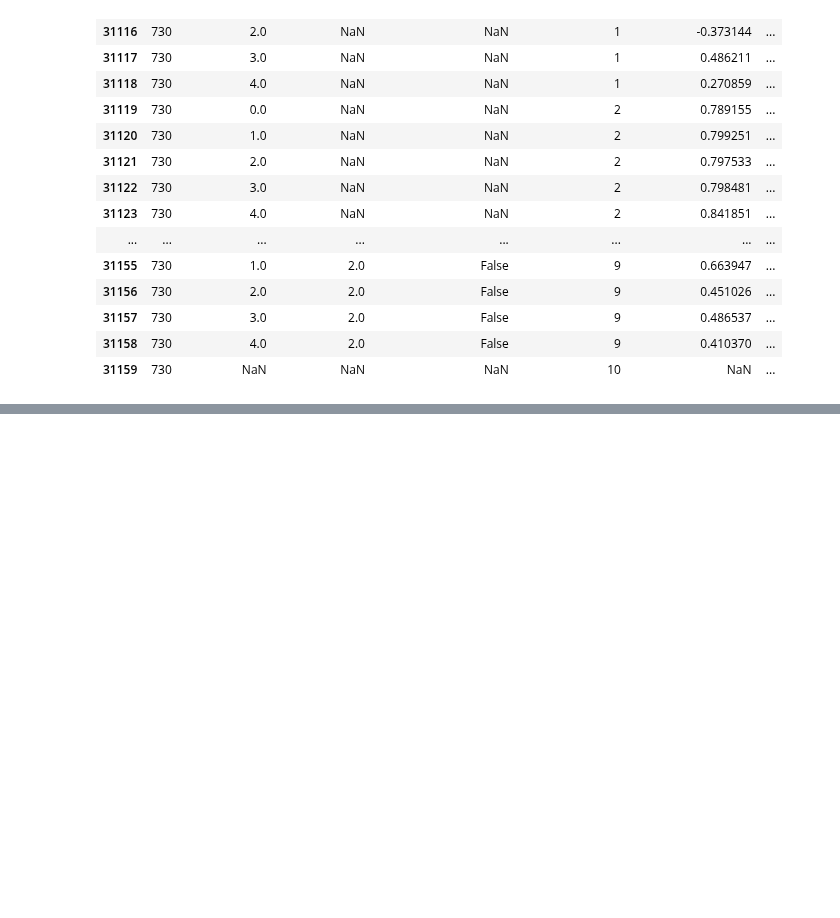
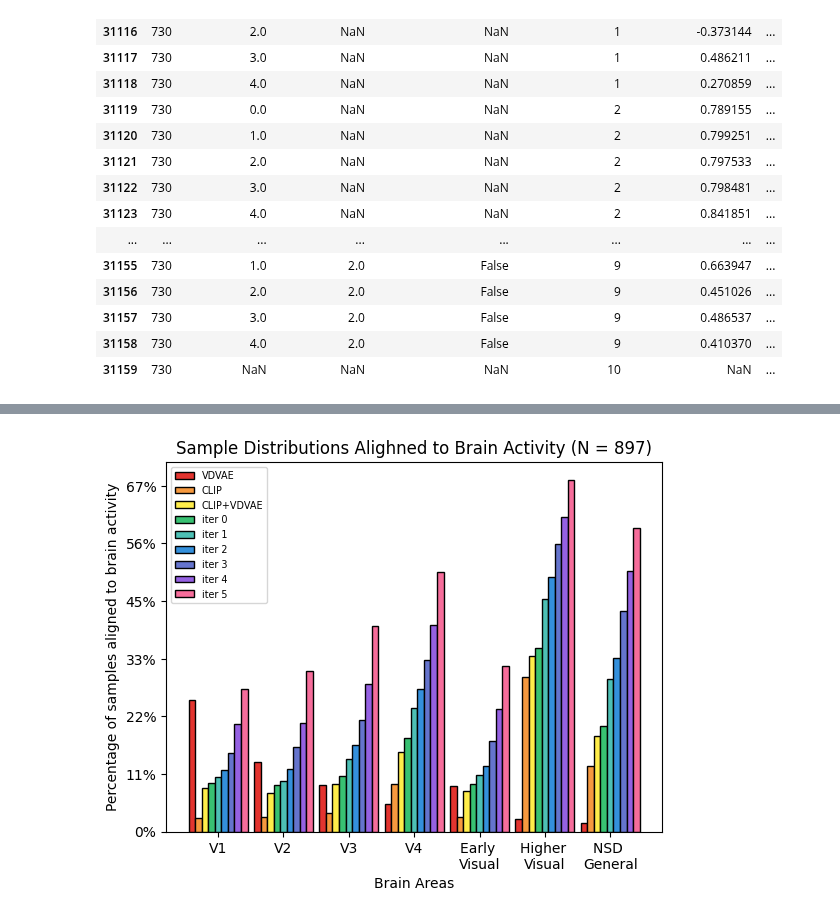
Before and after one commit to reesekneeland/Second-Sight, a Jupyter notebook: scripts/prepare_figures.ipynb, the cells around one changed output, grey strips where cells are left out. Cells and saved outputs as stored; diff of their text form; code cells hidden in the pictures; blank space fills up the shorter version.

```diff
--- a/scripts/prepare_figures.ipynb
+++ b/scripts/prepare_figures.ipynb
@@ -961,0 +1269,66 @@ Sample:  iter_3
+# %%
+# Create Bar Plots
+
+import matplotlib.pyplot as plt
+import matplotlib.ticker as ticker
+
+
+
+# x = ["vdvae", "clip", "clip+\nvdvae", "iter 0", "iter 1", "iter 2", "iter 3", "iter 4", "iter 5"]
+x = ["V1", "V2", "V3", "V4", "Early \nVisual", "Higher \nVisual", "NSD \nGeneral"]
+
+vdvae       = [v1[0], v2[0], v3[0], v4[0], ev[0], hv[0], nsd[0]]
+clip        = [v1[1], v2[1], v3[1], v4[1], ev[1], hv[1], nsd[1]]
+clip_vdvae  = [v1[2], v2[2], v3[2], v4[2], ev[2], hv[2], nsd[2]]
+iter_0      = [v1[3], v2[3], v3[3], v4[3], ev[3], hv[3], nsd[3]]
+iter_1      = [v1[4], v2[4], v3[4], v4[4], ev[4], hv[4], nsd[4]]
+iter_2      = [v1[5], v2[5], v3[5], v4[5], ev[5], hv[5], nsd[5]]
+iter_3      = [v1[6], v2[6], v3[6], v4[6], ev[6], hv[6], nsd[6]]
+iter_4      = [v1[7], v2[7], v3[7], v4[7], ev[7], hv[7], nsd[7]]
+iter_5      = [v1[8], v2[8], v3[8], v4[8], ev[8], hv[8], nsd[8]]
+
+x_axis = np.arange(len(x))
+
+n = 7
+r = np.arange(n)
+width = 0.10
+
+
+plt.bar(r - width * 4, vdvae, color = '#e3342f',
+        width = width, edgecolor = 'black',
+        label='VDVAE')
+plt.bar(r - width * 3, clip, color = '#f6993f',
+        width = width, edgecolor = 'black',
+        label='CLIP')
+plt.bar(r - width * 2, clip_vdvae, color = '#ffed4a',
+        width = width, edgecolor = 'black',
+        label='CLIP+VDVAE')
+plt.bar(r - width, iter_0, color = '#38c172',
+        width = width, edgecolor = 'black',
+        label='iter 0')
+plt.bar(r, iter_1, color = '#4dc0b5',
+        width = width, edgecolor = 'black',
+        label='iter 1')
+plt.bar(r + width, iter_2, color = '#3490dc',
+        width = width, edgecolor = 'black',
+        label='iter 2')
+plt.bar(r + width * 2, iter_3, color = '#6574cd',
+        width = width, edgecolor = 'black',
+        label='iter 3')
+plt.bar(r + width * 3, iter_4, color = '#9561e2',
+        width = width, edgecolor = 'black',
+        label='iter 4')
+plt.bar(r + width * 4, iter_5, color = '#f66d9b',
+        width = width, edgecolor = 'black',
+        label='iter 5')
+
+plt.xticks(x_axis, x)
+plt.xlabel("Brain Areas")
+plt.ylabel("Percentage of samples aligned to brain activity")
+plt.title("Sample Distributions Alighned to Brain Activity (N = 897)")
+plt.gca().yaxis.set_major_formatter(ticker.PercentFormatter(897))
+#plt.xlim(897)
+plt.legend(fontsize = "x-small")
+plt.show()
+# %% [output]
+[figure, added]
```
Also changed, not shown: parts of 8 cells of this notebook, 1 other file.
